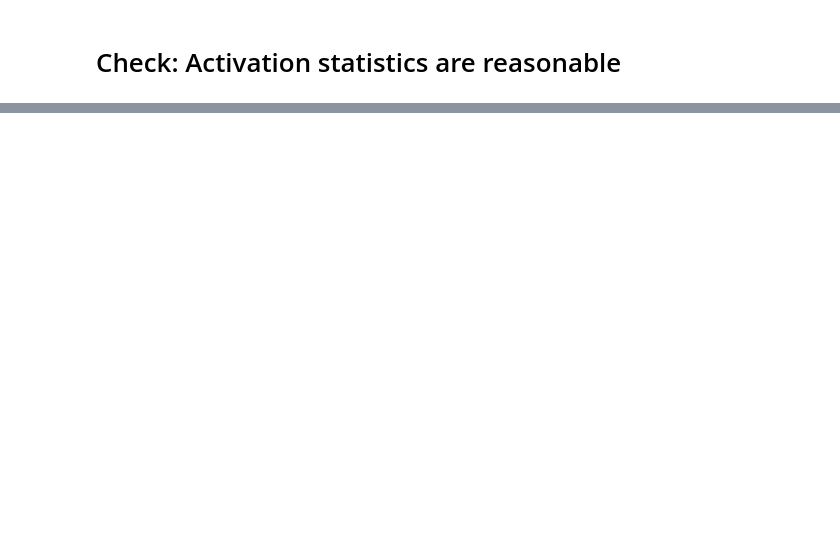
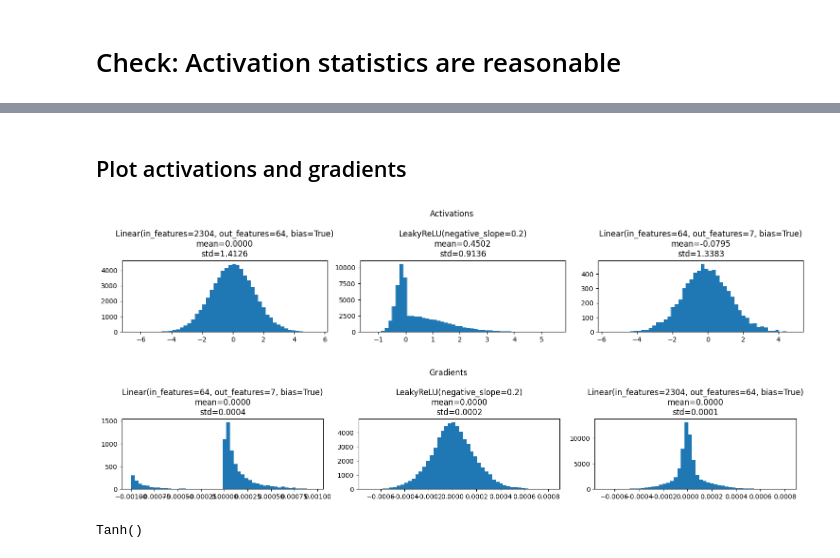
Before and after one commit to SandroBolkvadze/Facial-Expression-Recognition-Kaggle-Competition, a Jupyter notebook: facial-expression-recognition-01.ipynb, the cells around one changed output, grey strips where cells are left out. Cells and saved outputs as stored; diff of their text form; code cells hidden in the pictures; blank space fills up the shorter version.

```diff
--- a/facial-expression-recognition-01.ipynb
+++ b/facial-expression-recognition-01.ipynb
@@ -562,0 +565,15 @@ plot_history(history['train_loss'], history['train_acc'], history['val_loss'], h
+# %%
+model = TwoLayerFC(48*48, 64, 7).to(device)
+model.act = nn.LeakyReLU(negative_slope=.2)
+# model.act = nn.Tanh()
+# nn.init.normal_(model.fc1.weight, 0, 1)
+# nn.init.normal_(model.fc2.weight, 0, 1)
+
+activations = []
+gradients   = []
+hooks       = []
+
+for layer_name, layer in model.named_modules():
+  if isinstance(layer, (nn.Linear, nn.ReLU, nn.Tanh, nn.Sigmoid, nn.LeakyReLU)):
+    hooks.append(layer.register_forward_hook(get_activation(layer_name, activations)))
+    hooks.append(layer.register_full_backward_hook(get_gradient(layer_name, gradients)))
@@ -562,0 +597,40 @@ plot_history(history['train_loss'], history['train_acc'], history['val_loss'], h
+# %% [markdown]
+## Plot activations and gradients
+# %%
+# Plot activations
+fig, axes = plt.subplots(1, len(activations), figsize=(15, 3))
+if len(activations) == 1: axes = [axes]
+
+for ax, item in zip(axes, activations):
+    name  = item['layer_name']
+    layer = item['layer']
+    act   = item['out']
+    ax.hist(act.cpu().numpy().flatten(), bins=50)
+    ax.set_title(f'{layer}\nmean={act.mean():.4f}\nstd={act.std():.4f}')
+plt.suptitle('Activations')
+plt.tight_layout()
+plt.show()
+
+
+# Plot gradients
+fig, axes = plt.subplots(1, len(gradients), figsize=(15, 3))
+if len(gradients) == 1: axes = [axes]
+
+for ax, item in zip(axes, gradients):
+    name = item['layer_name']
+    layer = item['layer']
+    grad = item['out']
+    ax.hist(grad.cpu().numpy().flatten(), bins=50)
+    ax.set_title(f'{layer}\nmean={grad.mean():.4f}\nstd={grad.std():.4f}')
+
+plt.suptitle('Gradients')
+plt.tight_layout()
+plt.show()
+# %% [output]
+[figure, added]
+[figure, added]
+# %%
+t = nn.Tanh()
+print(t)
+# %% [output]
+Tanh()
```
Also changed, not shown: parts of 16 cells of this notebook.
